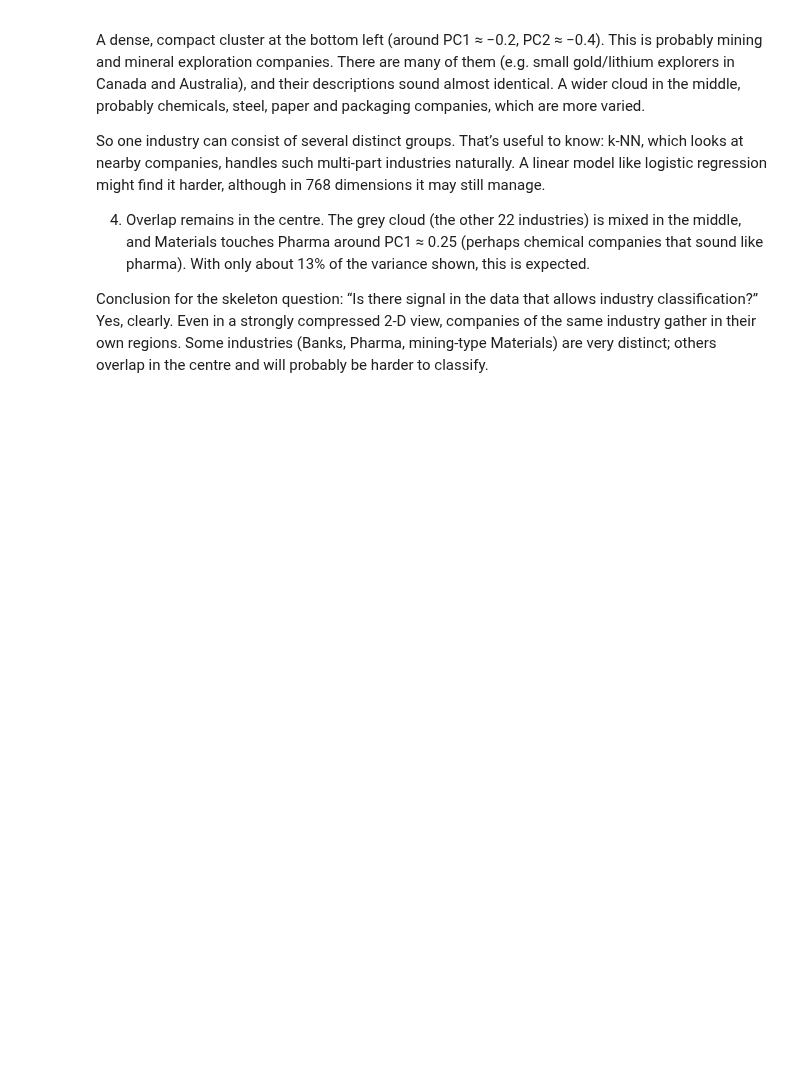
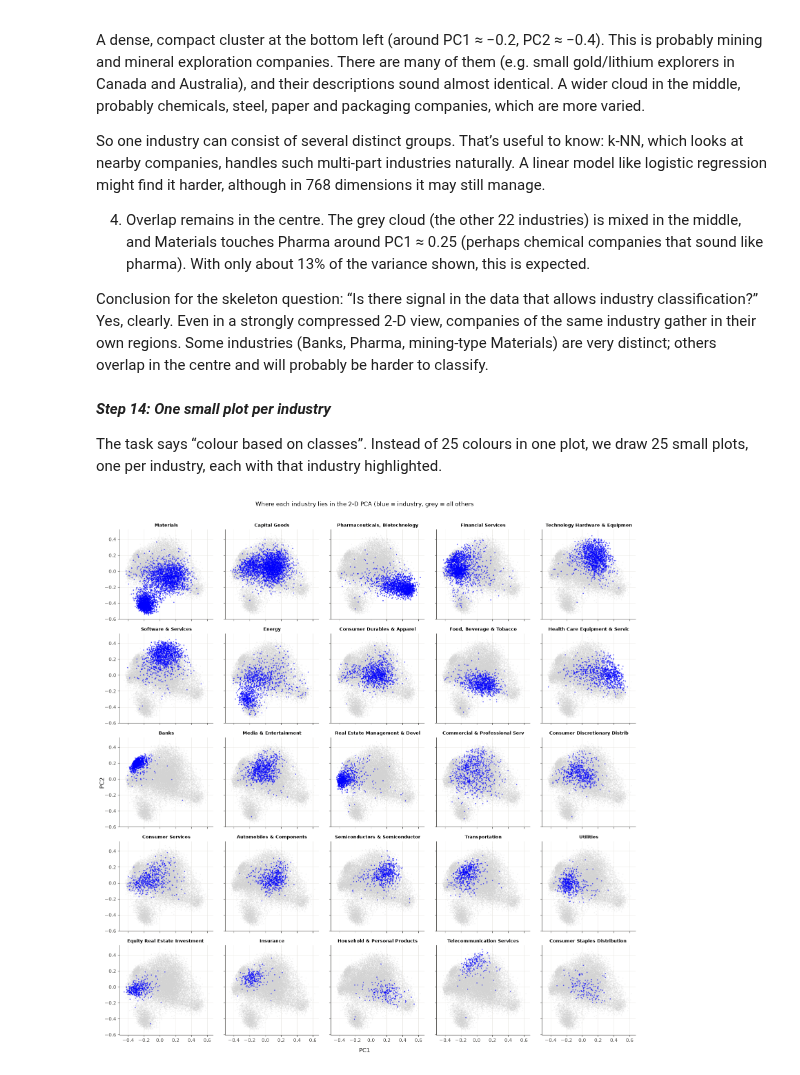
Before and after one commit to manpont/Practical-Task-1, a Jupyter notebook: industry_classification.ipynb, the cells around one changed output. Saved outputs shown, nothing was run; the diff lists cells and outputs as text; code cells hidden in the pictures; blank space fills up the shorter version.

```diff
--- a/industry_classification.ipynb
+++ b/industry_classification.ipynb
@@ -454,3 +454,25 @@ So one industry can consist of several distinct groups. That’s useful to know:
 4. Overlap remains in the centre. The grey cloud (the other 22 industries) is mixed in the middle, and Materials touches Pharma around PC1 ≈ 0.25 (perhaps chemical companies that sound like pharma). With only about 13% of the variance shown, this is expected.
 
 Conclusion for the skeleton question: “Is there signal in the data that allows industry classification?” Yes, clearly. Even in a strongly compressed 2-D view, companies of the same industry gather in their own regions. Some industries (Banks, Pharma, mining-type Materials) are very distinct; others overlap in the centre and will probably be harder to classify.
+# %% [markdown]
+***Step 14: One small plot per industry***
+
+The task says “colour based on classes”. Instead of 25 colours in one plot, we draw 25 small plots, one per industry, each with that industry highlighted.
+# %%
+industry_names = df_train["industry"].value_counts().index
+
+fig, axes = plt.subplots(5, 5, figsize=(16, 16), sharex=True, sharey=True)
+
+for ax, name in zip(axes.flat, industry_names):
+    mask = industries_real == name
+    ax.scatter(X_real_2d[:, 0], X_real_2d[:, 1], s=1, c="lightgrey", alpha=0.2)
+    ax.scatter(X_real_2d[mask, 0], X_real_2d[mask, 1], s=2, c="blue", alpha=0.5)
+    ax.set_title(name[:30], fontsize=9)
+
+fig.supxlabel("PC1")
+fig.supylabel("PC2")
+fig.suptitle("Where each industry lies in the 2-D PCA (blue = industry, grey = all others",y=1.01)
+plt.tight_layout()
+plt.show()
+# %% [output]
+[figure, added]
```
Also changed, not shown: parts of 19 cells of this notebook.
